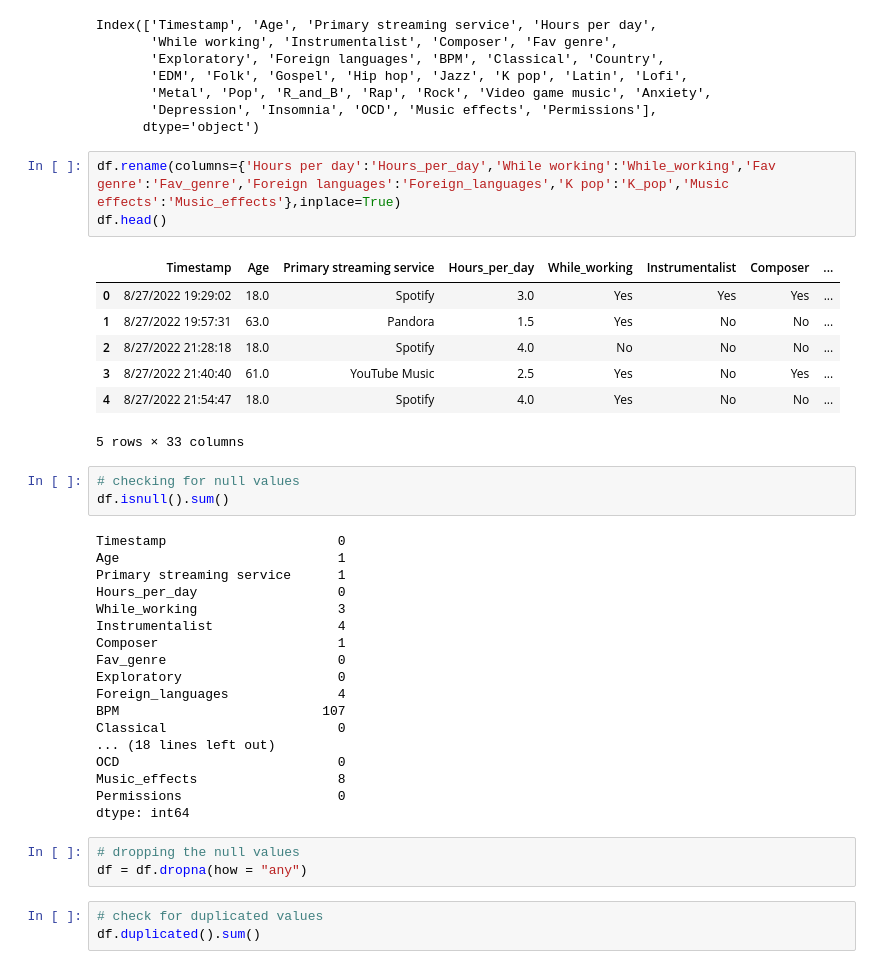
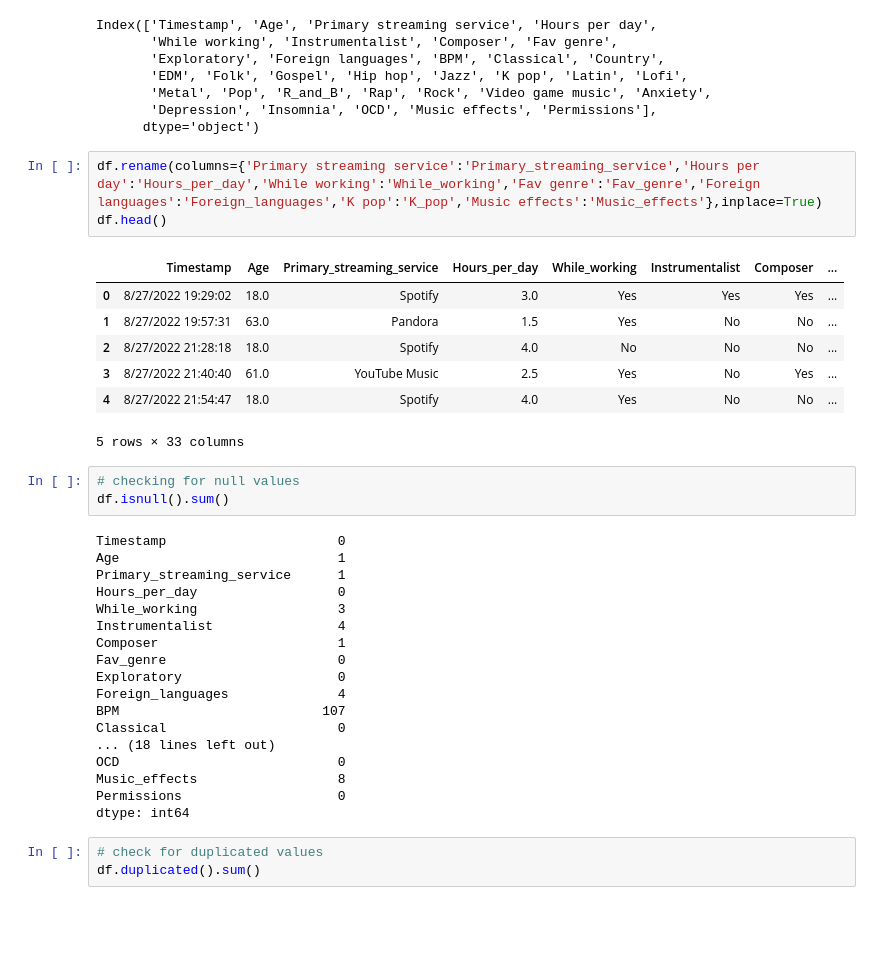
Before and after one commit to mbthompson14/final_project, a Jupyter notebook: Final_project_ETL.ipynb, the cells around one changed output. Cells and saved outputs as stored; diff of their text form; blank space fills up the shorter version.

```diff
--- a/Final_project_ETL.ipynb
+++ b/Final_project_ETL.ipynb
@@ -53,10 +53,10 @@ Index(['Timestamp', 'Age', 'Primary streaming service', 'Hours per day',
        'Depression', 'Insomnia', 'OCD', 'Music effects', 'Permissions'],
       dtype='object')
 # %%
-df.rename(columns={'Hours per day':'Hours_per_day','While working':'While_working','Fav genre':'Fav_genre','Foreign languages':'Foreign_languages','K pop':'K_pop','Music effects':'Music_effects'},inplace=True)
+df.rename(columns={'Primary streaming service':'Primary_streaming_service','Hours per day':'Hours_per_day','While working':'While_working','Fav genre':'Fav_genre','Foreign languages':'Foreign_languages','K pop':'K_pop','Music effects':'Music_effects'},inplace=True)
 df.head()
 # %% [output]
-|  | Timestamp | Age | Primary streaming service | Hours_per_day | While_working | Instrumentalist | Composer | ... |
+|  | Timestamp | Age | Primary_streaming_service | Hours_per_day | While_working | Instrumentalist | Composer | ... |
 | 0 | 8/27/2022 19:29:02 | 18.0 | Spotify | 3.0 | Yes | Yes | Yes | ... |
 | 1 | 8/27/2022 19:57:31 | 63.0 | Pandora | 1.5 | Yes | No | No | ... |
 | 2 | 8/27/2022 21:28:18 | 18.0 | Spotify | 4.0 | No | No | No | ... |
@@ -69,7 +69,7 @@ df.isnull().sum()
 # %% [output]
 Timestamp                      0
 Age                            1
-Primary streaming service      1
+Primary_streaming_service      1
 Hours_per_day                  0
 While_working                  3
 Instrumentalist                4
@@ -84,9 +84,6 @@ OCD                            0
 Music_effects                  8
 Permissions                    0
 dtype: int64
-# %%
-# dropping the null values
-df = df.dropna(how = "any")
 # %%
 # check for duplicated values
 df.duplicated().sum()
```
Also changed, not shown: parts of 12 cells of this notebook, 4 other files.
